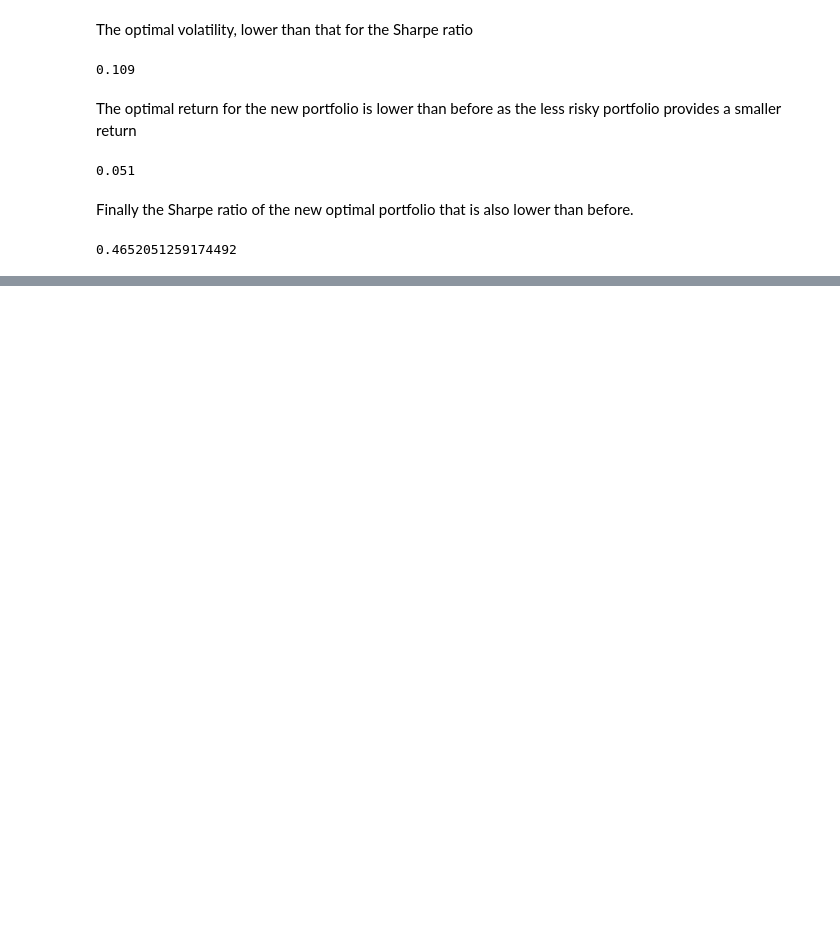
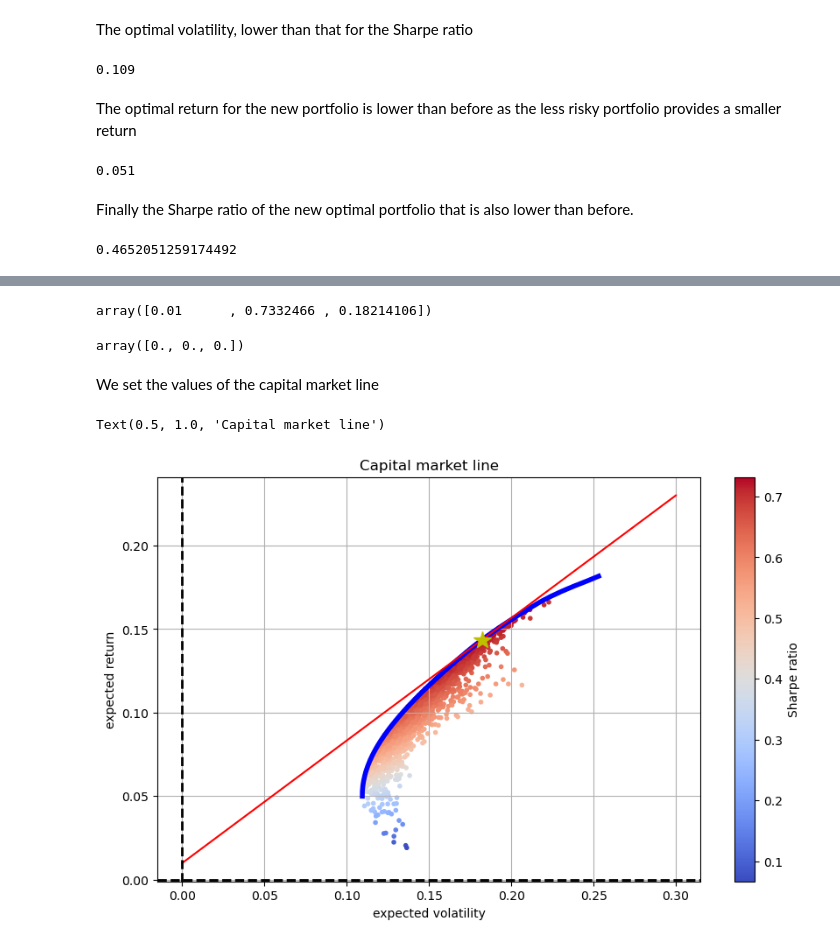
Before and after one commit to luigiselmi/finstat, a Jupyter notebook: hilpisch/ch13_statistics.ipynb, the cells around one changed output, grey strips where cells are left out. Cells and saved outputs as stored; diff of their text form; code cells hidden in the pictures; blank space fills up the shorter version.

Commit message:
capital market line

```diff
--- a/hilpisch/ch13_statistics.ipynb
+++ b/hilpisch/ch13_statistics.ipynb
@@ -594,0 +653,8 @@ port_ret(optv['x']) / port_vol(optv['x'])
+# %%
+def f(x):
+    ''' Efficient frontier function (splines approximation). '''
+    return interpolate.splev(x, tck, der=0)
+
+def df(x):
+    ''' First derivative of efficient frontier function. '''
+    return interpolate.splev(x, tck, der=1)
@@ -594,0 +669,37 @@ port_ret(optv['x']) / port_vol(optv['x'])
+# %%
+def equations(p, rf=0.01):
+    eq1 = rf - p[0]
+    eq2 = rf + p[1] * p[2] - f(p[2])
+    eq3 = p[1] - df(p[2])
+    return eq1, eq2, eq3
+# %%
+opt = sco.fsolve(equations, [0.01, 0.5, 0.15])
+opt
+# %% [output]
+array([0.01      , 0.7332466 , 0.18214106])
+# %%
+np.round(equations(opt), 6)
+# %% [output]
+array([0., 0., 0.])
+# %% [markdown]
+We set the values of the capital market line
+# %%
+a = opt[0]
+b = opt[1]
+# %%
+plt.figure(figsize=(10, 6))
+plt.scatter(pvols, prets, c=(prets - 0.01) / pvols, marker='.', cmap='coolwarm')
+plt.plot(efficient_vols, efficient_rets, 'b', lw=4.0)
+cx = np.linspace(0.0, 0.3)
+plt.plot(cx, a + b * cx, 'r', lw=1.5)
+plt.plot(opt[2], f(opt[2]), 'y*', markersize=15.0)
+plt.grid(True)
+plt.axhline(0, color='k', ls='--', lw=2.0)
+plt.axvline(0, color='k', ls='--', lw=2.0)
+plt.xlabel('expected volatility')
+plt.ylabel('expected return')
+plt.colorbar(label='Sharpe ratio');
+plt.title('Capital market line')
+# %% [output]
+Text(0.5, 1.0, 'Capital market line')
+[figure, added]
```
Also changed, not shown: parts of 30 cells of this notebook.
